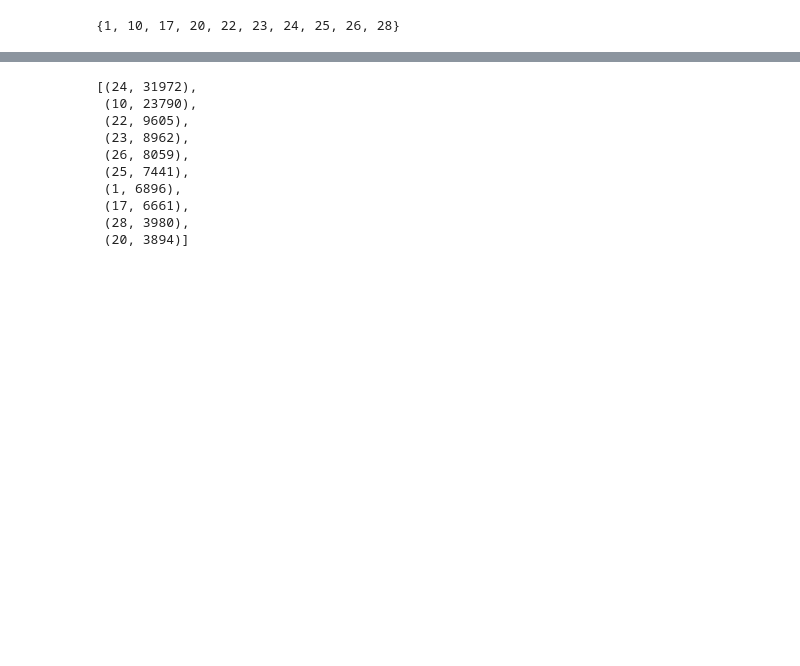
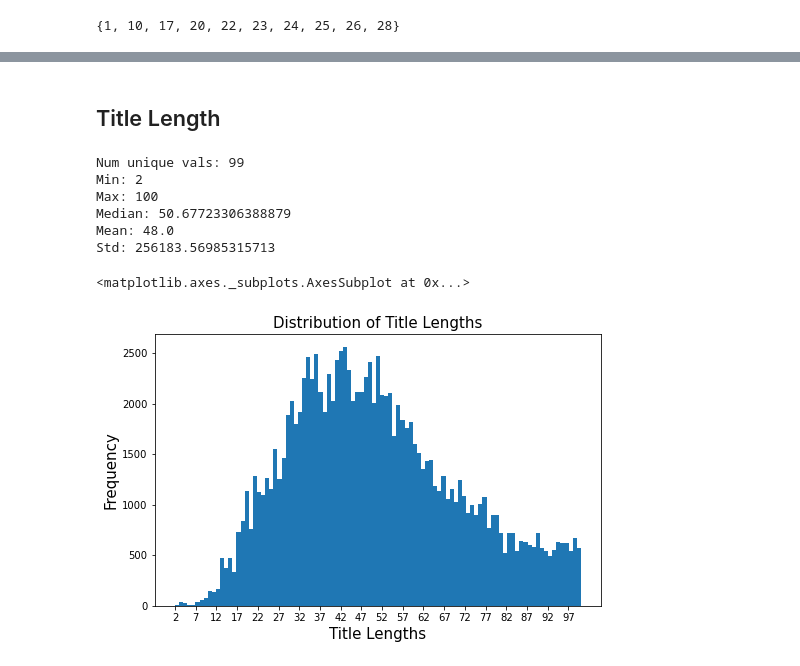
Before and after one commit to Titan-Ngo/predicting-youtube-categories, a Jupyter notebook: EDA.ipynb, the cells around one changed output, grey strips where cells are left out. Saved outputs shown, nothing was run; the diff lists cells and outputs as text; code cells hidden in the pictures; blank space fills up the shorter version.

```diff
--- a/EDA.ipynb
+++ b/EDA.ipynb
@@ -143,18 +169,43 @@ len(new_df)
 # %%
-cat_list = new_df['category_id'].to_list()
-cat_counter = Counter(cat_list)
-cat_counter.most_common(len(cat_counter.keys()))
+# cat_list = new_df['category_id'].to_list()
+# cat_counter = Counter(cat_list)
+# cat_counter.most_common(len(cat_counter.keys()))
-# %% [output]
-[(24, 31972),
- (10, 23790),
- (22, 9605),
- (23, 8962),
- (26, 8059),
- (25, 7441),
- (1, 6896),
- (17, 6661),
- (28, 3980),
- (20, 3894)]
-# %%
-# the data to work with
-df = new_df
+# %% [markdown]
+## Title Length
+# %%
+# 1 - eda through the title:
+# -a length
+# -b most common words
+# -c language (find a ratio so to deem words non-english), filter based on this ratio
+
+# 1a - eda the lengths of the title
+df['title_length'] = df['title'].apply(len)
+# %%
+len_list = df['title_length'].to_list()
+len_counter = Counter(len_list)
+print("Num unique vals: {}".format(len(len_counter.keys())))
+
+min_val = df['title_length'].min()
+max_val = df['title_length'].max()
+mean = df['title_length'].mean()
+median = df['title_length'].median()
+sd = df['likes'].std()
+print("Min: {}\nMax: {}\nMedian: {}\nMean: {}\nStd: {}".format(min_val, max_val, mean, median, sd))
+# %% [output]
+Num unique vals: 99
+Min: 2
+Max: 100
+Median: 50.67723306388879
+Mean: 48.0
+Std: 256183.56985315713
+# %%
+plt.xticks(range(2, max(len_counter.keys()), 5))
+
+plt.xlabel('Title Lengths', fontsize=15)
+plt.ylabel('Frequency', fontsize=15)
+plt.title('Distribution of Title Lengths', fontsize=15)
+
+df['title_length'].plot.hist(bins = len(len_counter.keys()), figsize=(8,5))
+# %% [output]
+<matplotlib.axes._subplots.AxesSubplot at 0x...>
+[figure, added]
```
Also changed, not shown: parts of 65 cells of this notebook.
